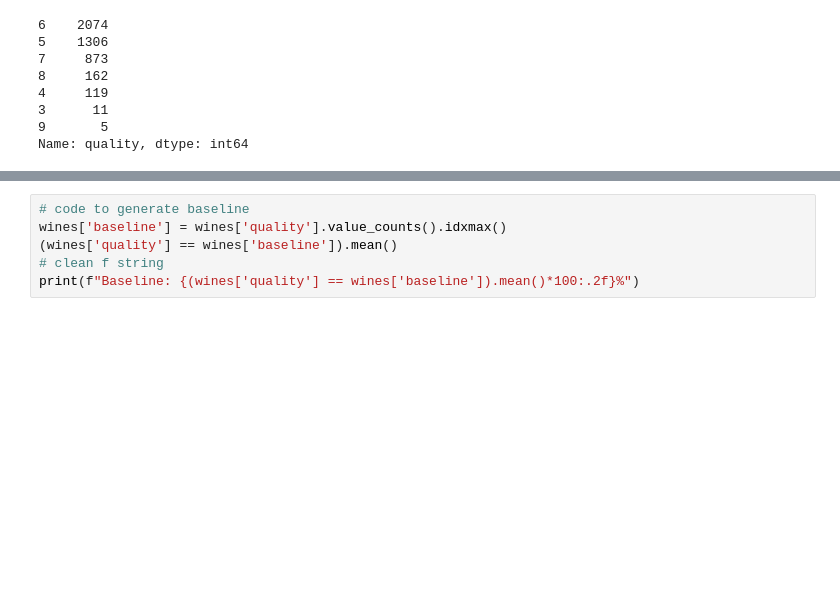
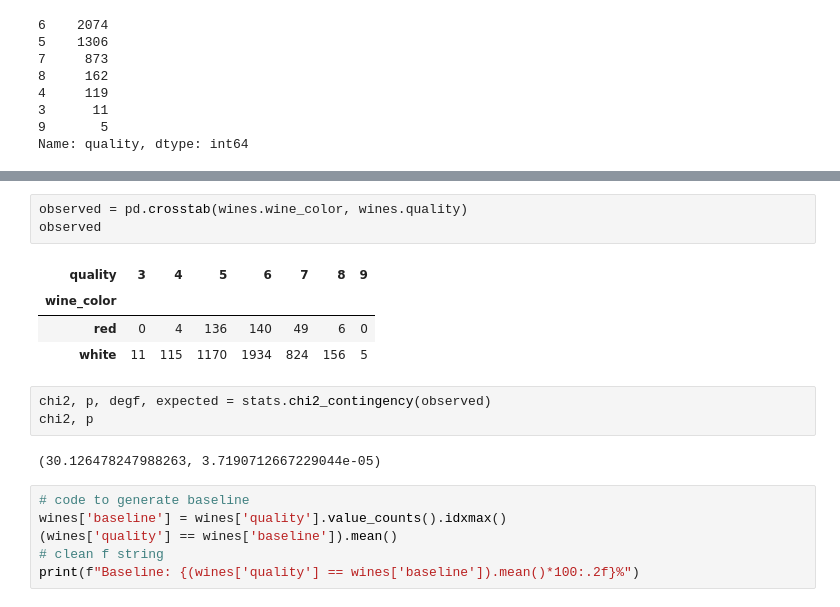
Before and after one commit to noether-manjor/clustering-project, a Jupyter notebook: jorge/scratch_1.ipynb, the cells around one changed output, grey strips where cells are left out. Drawn from its saved outputs; the diff is of its cells as text; blank space fills up the shorter version.

```diff
--- a/jorge/scratch_1.ipynb
+++ b/jorge/scratch_1.ipynb
@@ -383,3 +407,16 @@ Name: quality, dtype: int64
+# %%
+observed = pd.crosstab(wines.wine_color, wines.quality)
+observed
+# %% [output]
+| quality | 3 | 4 | 5 | 6 | 7 | 8 | 9 |
+| wine_color |  |  |  |  |  |  |  |
+| red | 0 | 4 | 136 | 140 | 49 | 6 | 0 |
+| white | 11 | 115 | 1170 | 1934 | 824 | 156 | 5 |
+# %%
+chi2, p, degf, expected = stats.chi2_contingency(observed)
+chi2, p
+# %% [output]
+(30.126478247988263, 3.7190712667229044e-05)
 # %%
 # code to generate baseline
 wines['baseline'] = wines['quality'].value_counts().idxmax()
```
Also changed, not shown: parts of 6 cells of this notebook.
